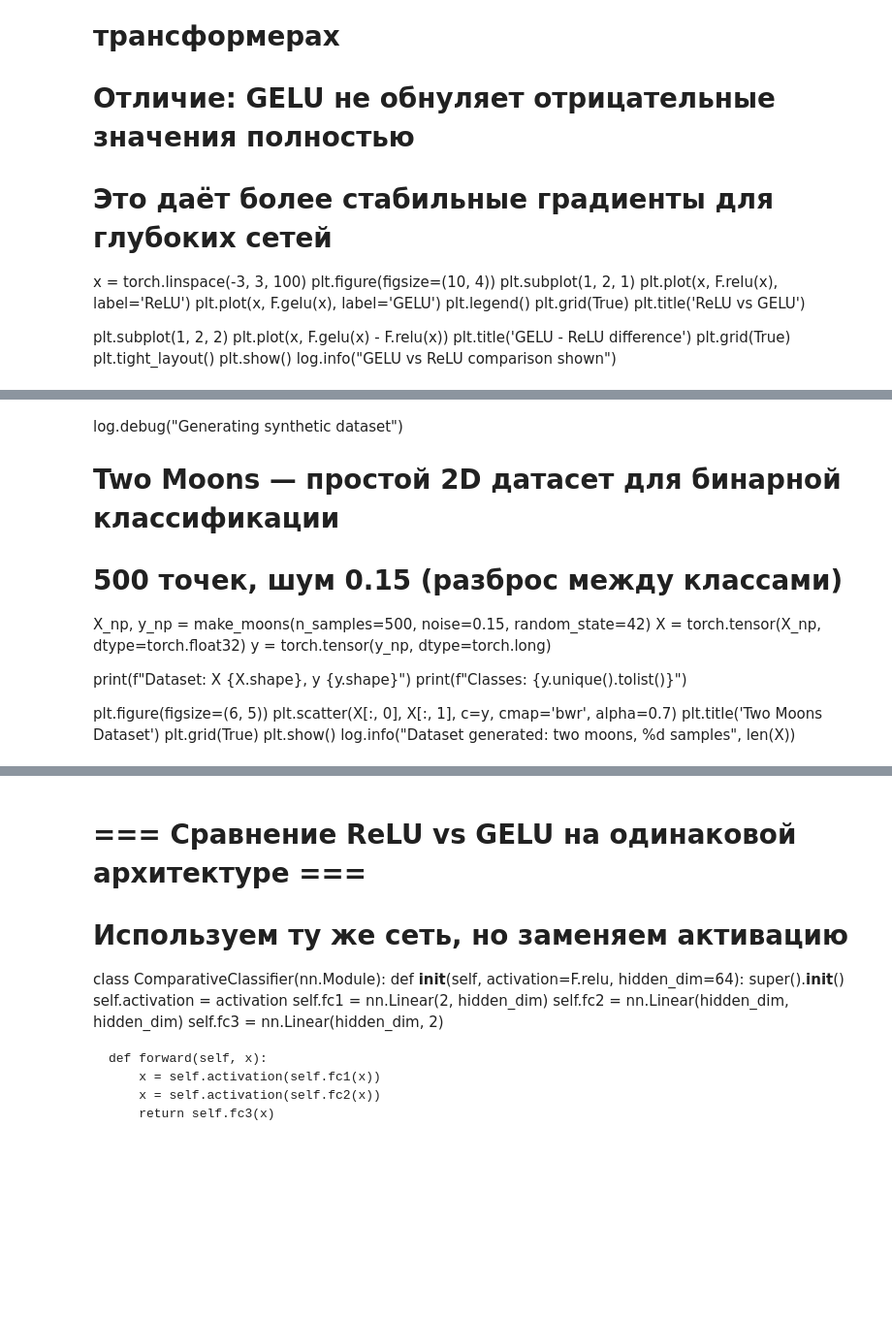
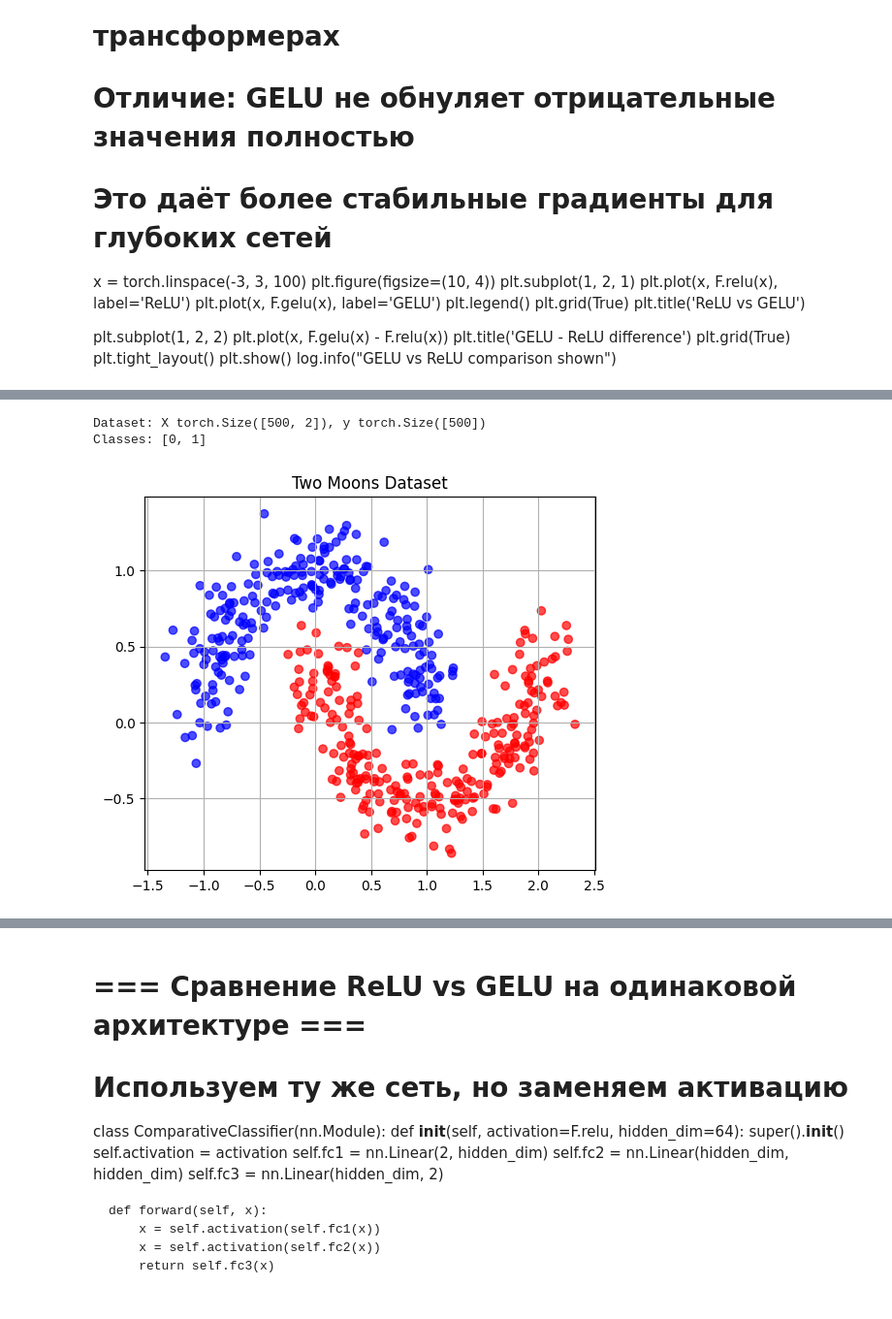
Before and after one commit to plsdemo0/transformer_learning, a Jupyter notebook: notebooks/03_linear_layers_and_activations.ipynb, the cells around one changed output, grey strips where cells are left out. Shown at 97% size. Saved outputs shown, nothing was run; the diff lists cells and outputs as text; code cells hidden in the pictures; blank space fills up the shorter version.

```diff
--- a/notebooks/03_linear_layers_and_activations.ipynb
+++ b/notebooks/03_linear_layers_and_activations.ipynb
@@ -170,18 +214,19 @@ log.info("GELU vs ReLU comparison shown")
-# %% [markdown]
-log.debug("Generating synthetic dataset")
-
-# Two Moons — простой 2D датасет для бинарной классификации
-# 500 точек, шум 0.15 (разброс между классами)
-X_np, y_np = make_moons(n_samples=500, noise=0.15, random_state=42)
-X = torch.tensor(X_np, dtype=torch.float32)
-y = torch.tensor(y_np, dtype=torch.long)
-
-print(f"Dataset: X {X.shape}, y {y.shape}")
-print(f"Classes: {y.unique().tolist()}")
-
-plt.figure(figsize=(6, 5))
-plt.scatter(X[:, 0], X[:, 1], c=y, cmap='bwr', alpha=0.7)
-plt.title('Two Moons Dataset')
-plt.grid(True)
-plt.show()
-log.info("Dataset generated: two moons, %d samples", len(X))
+# %%
+log.debug("Generating synthetic dataset")
+
+# Two Moons — простой 2D датасет для бинарной классификации
+# 500 точек, шум 0.15 (разброс между классами)
+X_np, y_np = make_moons(n_samples=500, noise=0.15, random_state=42)
+X = torch.tensor(X_np, dtype=torch.float32)
+y = torch.tensor(y_np, dtype=torch.long)
+
+print(f"Dataset: X {X.shape}, y {y.shape}")
+print(f"Classes: {y.unique().tolist()}")
+
+plt.figure(figsize=(6, 5))
+plt.scatter(X[:, 0], X[:, 1], c=y, cmap='bwr', alpha=0.7)
+plt.title('Two Moons Dataset')
+plt.grid(True)
+plt.show()
+log.info("Dataset generated: two moons, %d samples", len(X))
+# %% [output]
@@ -187,0 +234,3 @@ log.info("Dataset generated: two moons, %d samples", len(X))
+Dataset: X torch.Size([500, 2]), y torch.Size([500])
+Classes: [0, 1]
+[figure, added]
```
Also changed, not shown: parts of 11 cells of this notebook, 16 other files.
